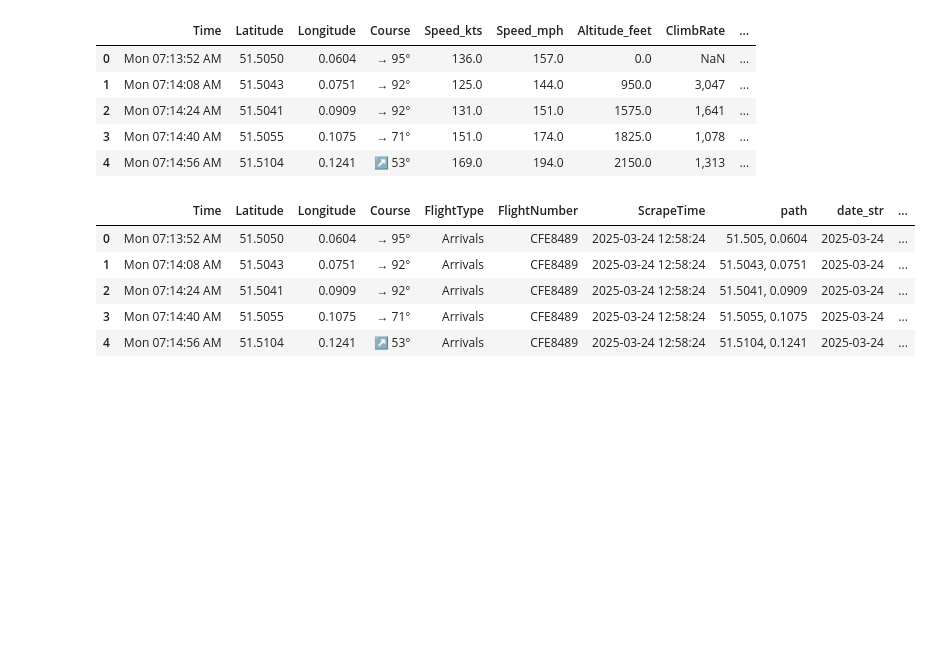
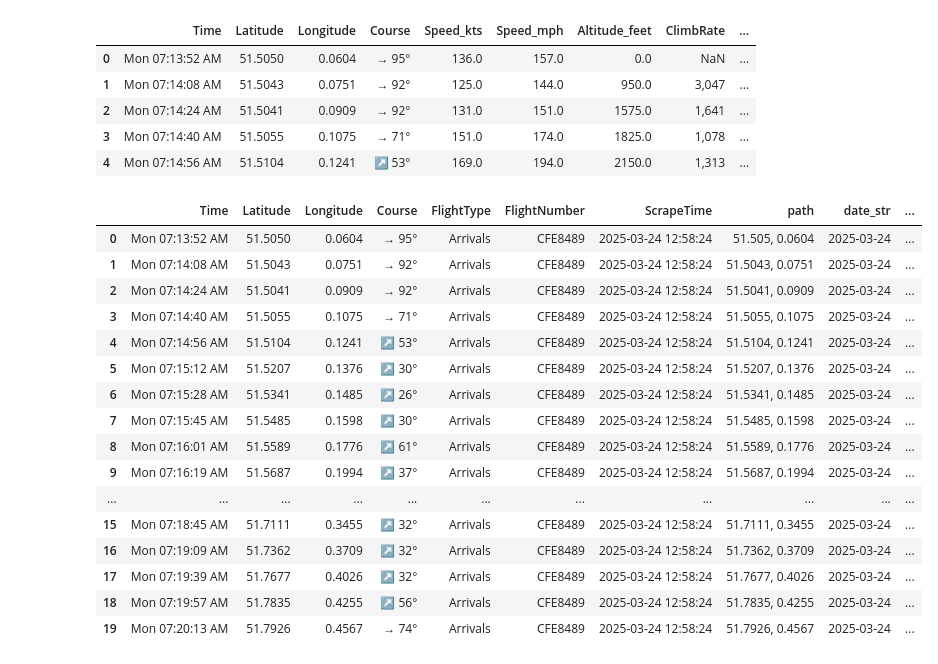
Before and after one commit to Quint-coding/Hackathon-master, a Jupyter notebook: Hackaton IDS.ipynb, the cells around one changed output. Cells and saved outputs as stored; diff of their text form; code cells hidden in the pictures; blank space fills up the shorter version.

```diff
--- a/Hackaton IDS.ipynb
+++ b/Hackaton IDS.ipynb
@@ -110,13 +110,24 @@ df.head()
 # %%
 df = df.drop(columns=['Speed_mph', 'Speed_kts', 'Altitude_feet', 'ClimbRate', 'ReportingFacility'])
 
-df.head()
+df.head(20)
 # %% [output]
 |  | Time | Latitude | Longitude | Course | FlightType | FlightNumber | ScrapeTime | path | date_str | ... |
 | 0 | Mon 07:13:52 AM | 51.5050 | 0.0604 | → 95° | Arrivals | CFE8489 | 2025-03-24 12:58:24 | 51.505, 0.0604 | 2025-03-24 | ... |
 | 1 | Mon 07:14:08 AM | 51.5043 | 0.0751 | → 92° | Arrivals | CFE8489 | 2025-03-24 12:58:24 | 51.5043, 0.0751 | 2025-03-24 | ... |
 | 2 | Mon 07:14:24 AM | 51.5041 | 0.0909 | → 92° | Arrivals | CFE8489 | 2025-03-24 12:58:24 | 51.5041, 0.0909 | 2025-03-24 | ... |
 | 3 | Mon 07:14:40 AM | 51.5055 | 0.1075 | → 71° | Arrivals | CFE8489 | 2025-03-24 12:58:24 | 51.5055, 0.1075 | 2025-03-24 | ... |
 | 4 | Mon 07:14:56 AM | 51.5104 | 0.1241 | ↗ 53° | Arrivals | CFE8489 | 2025-03-24 12:58:24 | 51.5104, 0.1241 | 2025-03-24 | ... |
+| 5 | Mon 07:15:12 AM | 51.5207 | 0.1376 | ↗ 30° | Arrivals | CFE8489 | 2025-03-24 12:58:24 | 51.5207, 0.1376 | 2025-03-24 | ... |
+| 6 | Mon 07:15:28 AM | 51.5341 | 0.1485 | ↗ 26° | Arrivals | CFE8489 | 2025-03-24 12:58:24 | 51.5341, 0.1485 | 2025-03-24 | ... |
+| 7 | Mon 07:15:45 AM | 51.5485 | 0.1598 | ↗ 30° | Arrivals | CFE8489 | 2025-03-24 12:58:24 | 51.5485, 0.1598 | 2025-03-24 | ... |
+| 8 | Mon 07:16:01 AM | 51.5589 | 0.1776 | ↗ 61° | Arrivals | CFE8489 | 2025-03-24 12:58:24 | 51.5589, 0.1776 | 2025-03-24 | ... |
+| 9 | Mon 07:16:19 AM | 51.5687 | 0.1994 | ↗ 37° | Arrivals | CFE8489 | 2025-03-24 12:58:24 | 51.5687, 0.1994 | 2025-03-24 | ... |
+| ... | ... | ... | ... | ... | ... | ... | ... | ... | ... | ... |
+| 15 | Mon 07:18:45 AM | 51.7111 | 0.3455 | ↗ 32° | Arrivals | CFE8489 | 2025-03-24 12:58:24 | 51.7111, 0.3455 | 2025-03-24 | ... |
+| 16 | Mon 07:19:09 AM | 51.7362 | 0.3709 | ↗ 32° | Arrivals | CFE8489 | 2025-03-24 12:58:24 | 51.7362, 0.3709 | 2025-03-24 | ... |
+| 17 | Mon 07:19:39 AM | 51.7677 | 0.4026 | ↗ 32° | Arrivals | CFE8489 | 2025-03-24 12:58:24 | 51.7677, 0.4026 | 2025-03-24 | ... |
+| 18 | Mon 07:19:57 AM | 51.7835 | 0.4255 | ↗ 56° | Arrivals | CFE8489 | 2025-03-24 12:58:24 | 51.7835, 0.4255 | 2025-03-24 | ... |
+| 19 | Mon 07:20:13 AM | 51.7926 | 0.4567 | → 74° | Arrivals | CFE8489 | 2025-03-24 12:58:24 | 51.7926, 0.4567 | 2025-03-24 | ... |
 # %%
 df.to_csv("timestamp vlucht df.csv")
```
